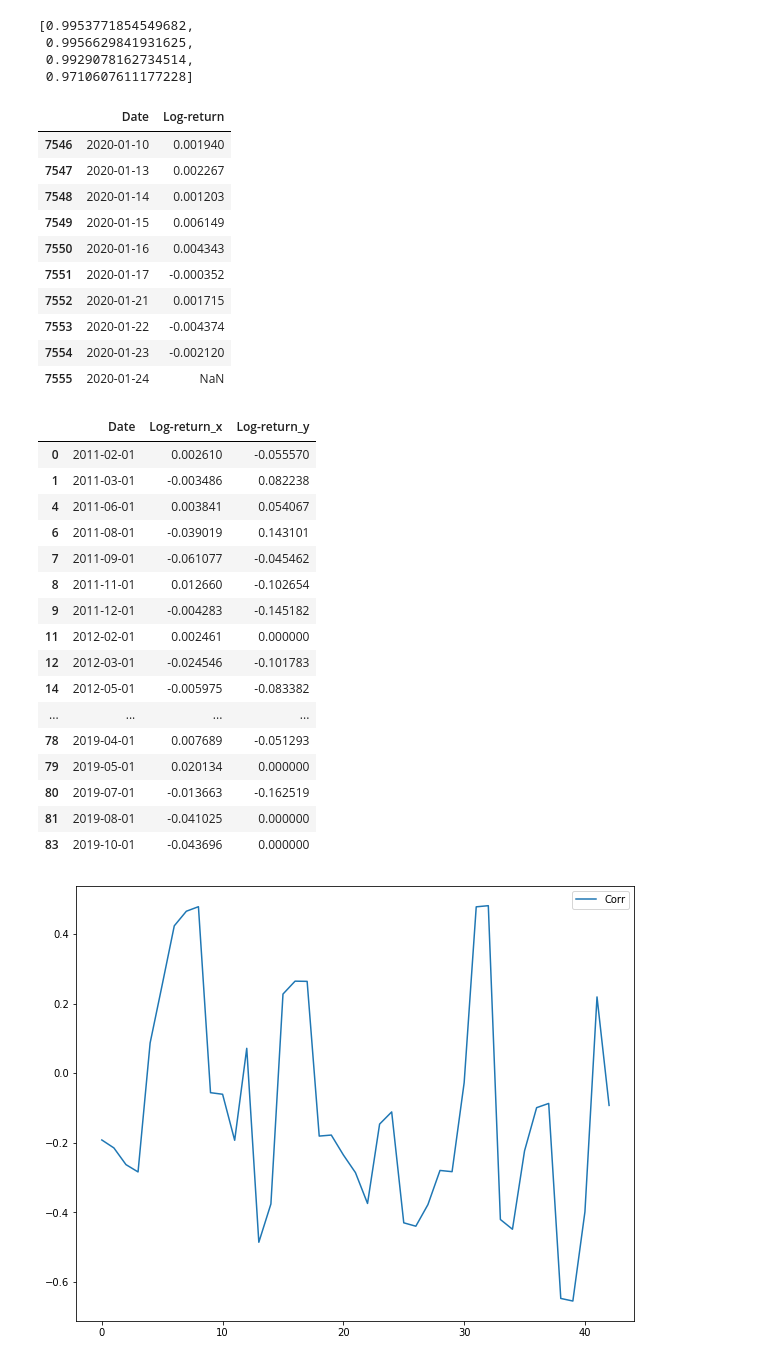
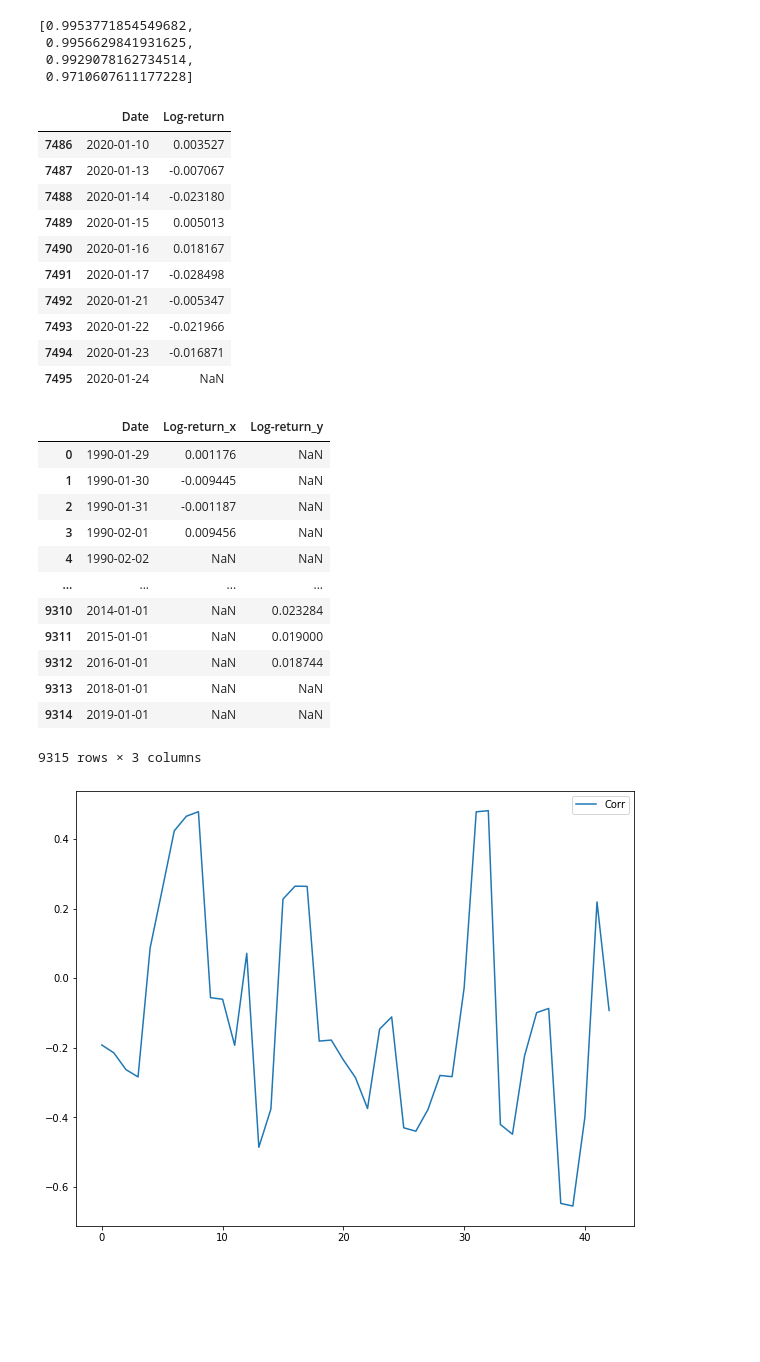
Before and after one commit to huddyyeo/LSE_practitioners_challenge, a Jupyter notebook: Code/data_environment_and_testing.ipynb, the cells around one changed output. Drawn from its saved outputs; the diff is of its cells as text; code cells hidden in the pictures; blank space fills up the shorter version.

```diff
--- a/Code/data_environment_and_testing.ipynb
+++ b/Code/data_environment_and_testing.ipynb
@@ -68,7 +69,9 @@ class data_environment(object):
   def init_data(self,url_list):
     self.raw_data=[]
     for i in range(len(url_list)):
-      self.raw_data.append(pd.read_csv(url_list[i]))
+      temp=pd.read_csv(url_list[i]).dropna()
+      temp=temp.reset_index()
+      self.raw_data.append(temp)
 
   def get_daily_price(self,data):
     return data.loc[:,['High','Low']].mean(axis=1).values
@@ -95,6 +98,13 @@ class data_environment(object):
         date=self.get_datetime(self.raw_data[i],i)
         logr=self.get_logr(self.raw_data[i].loc[:,'Value'].values)
         self.data.append(pd.concat([date,logr],axis=1))
+
+  def merge_download_all(self,join_style='outer'):
+    temp=self.data[0]
+    for i in range(1,len(self.data)):
+      temp=pd.merge(temp,self.data[i],on='Date',how=join_style,sort=True)
+    temp.to_csv('data.csv')
+    files.download('data.csv')
 # %%
 #Test all data. This is done by writing a list of all the links, a list of the data types 0,1 and a list of the date formats
 
@@ -112,40 +124,36 @@ data_env=data_environment(test_url,data_type,date_format)
 # %%
-data_env.data[0].tail(10)
+data_env.data[1].tail(10)
 # %% [output]
 |  | Date | Log-return |
-| 7546 | 2020-01-10 | 0.001940 |
-| 7547 | 2020-01-13 | 0.002267 |
-| 7548 | 2020-01-14 | 0.001203 |
-| 7549 | 2020-01-15 | 0.006149 |
-| 7550 | 2020-01-16 | 0.004343 |
-| 7551 | 2020-01-17 | -0.000352 |
-| 7552 | 2020-01-21 | 0.001715 |
-| 7553 | 2020-01-22 | -0.004374 |
-| 7554 | 2020-01-23 | -0.002120 |
-| 7555 | 2020-01-24 | NaN |
+| 7486 | 2020-01-10 | 0.003527 |
+| 7487 | 2020-01-13 | -0.007067 |
+| 7488 | 2020-01-14 | -0.023180 |
+| 7489 | 2020-01-15 | 0.005013 |
+| 7490 | 2020-01-16 | 0.018167 |
+| 7491 | 2020-01-17 | -0.028498 |
+| 7492 | 2020-01-21 | -0.005347 |
+| 7493 | 2020-01-22 | -0.021966 |
+| 7494 | 2020-01-23 | -0.016871 |
+| 7495 | 2020-01-24 | NaN |
 # %%
 #consolidating our data, in this case with yield and inflation data
-df=pd.merge(data_env.data[1],data_env.data[3],on='Date',how='inner')
-df=df.dropna()
+df=pd.merge(data_env.data[1],data_env.data[2],on='Date',how='outer')
+#df=df.dropna()
 df
 # %% [output]
 |  | Date | Log-return_x | Log-return_y |
-| 0 | 2011-02-01 | 0.002610 | -0.055570 |
-| 1 | 2011-03-01 | -0.003486 | 0.082238 |
-| 4 | 2011-06-01 | 0.003841 | 0.054067 |
-| 6 | 2011-08-01 | -0.039019 | 0.143101 |
-| 7 | 2011-09-01 | -0.061077 | -0.045462 |
-| 8 | 2011-11-01 | 0.012660 | -0.102654 |
-| 9 | 2011-12-01 | -0.004283 | -0.145182 |
-| 11 | 2012-02-01 | 0.002461 | 0.000000 |
-| 12 | 2012-03-01 | -0.024546 | -0.101783 |
-| 14 | 2012-05-01 | -0.005975 | -0.083382 |
+| 0 | 1990-01-29 | 0.001176 | NaN |
+| 1 | 1990-01-30 | -0.009445 | NaN |
+| 2 | 1990-01-31 | -0.001187 | NaN |
+| 3 | 1990-02-01 | 0.009456 | NaN |
+| 4 | 1990-02-02 | NaN | NaN |
 | ... | ... | ... | ... |
-| 78 | 2019-04-01 | 0.007689 | -0.051293 |
-| 79 | 2019-05-01 | 0.020134 | 0.000000 |
-| 80 | 2019-07-01 | -0.013663 | -0.162519 |
-| 81 | 2019-08-01 | -0.041025 | 0.000000 |
-| 83 | 2019-10-01 | -0.043696 | 0.000000 |
+| 9310 | 2014-01-01 | NaN | 0.023284 |
+| 9311 | 2015-01-01 | NaN | 0.019000 |
+| 9312 | 2016-01-01 | NaN | 0.018744 |
+| 9313 | 2018-01-01 | NaN | NaN |
+| 9314 | 2019-01-01 | NaN | NaN |
+9315 rows × 3 columns
 # %%
 #plotting rolling correlations of 100 days or 20 weeks
 corr_data=roll_corr(df.loc[:,'Log-return_x'].values,df.loc[:,'Log-return_y'].values,10)
```
Also changed, not shown: parts of 3 cells of this notebook, 1 other file.
